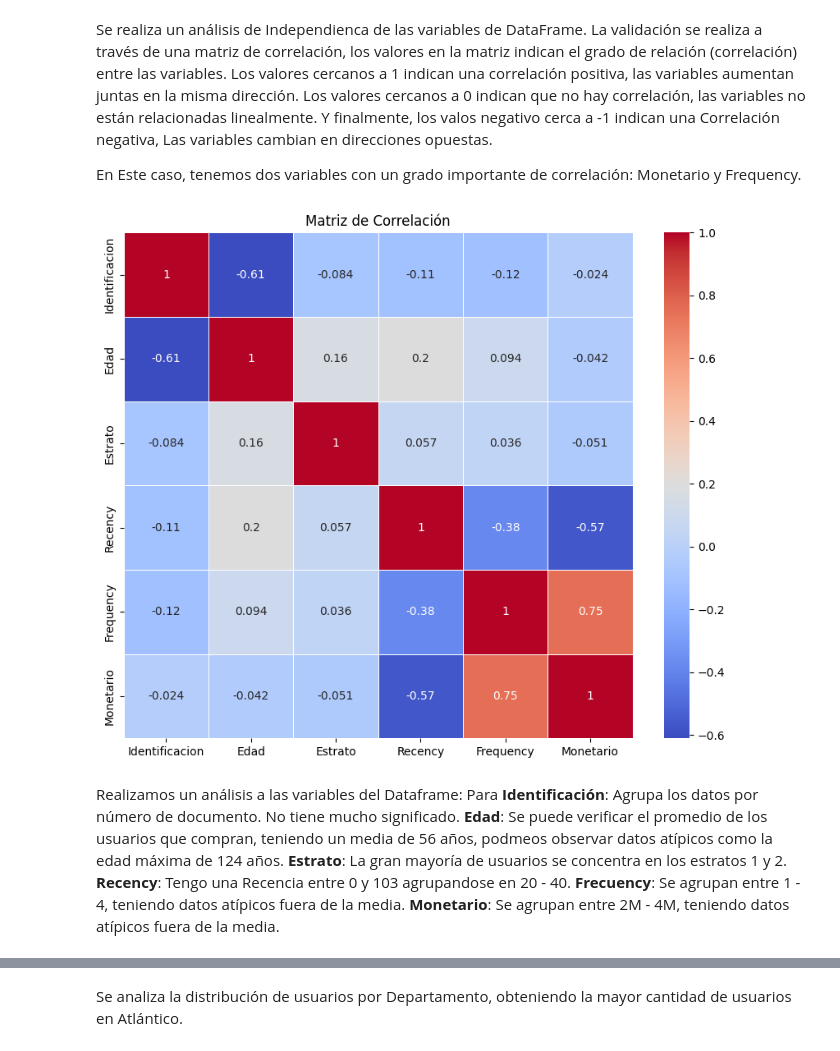
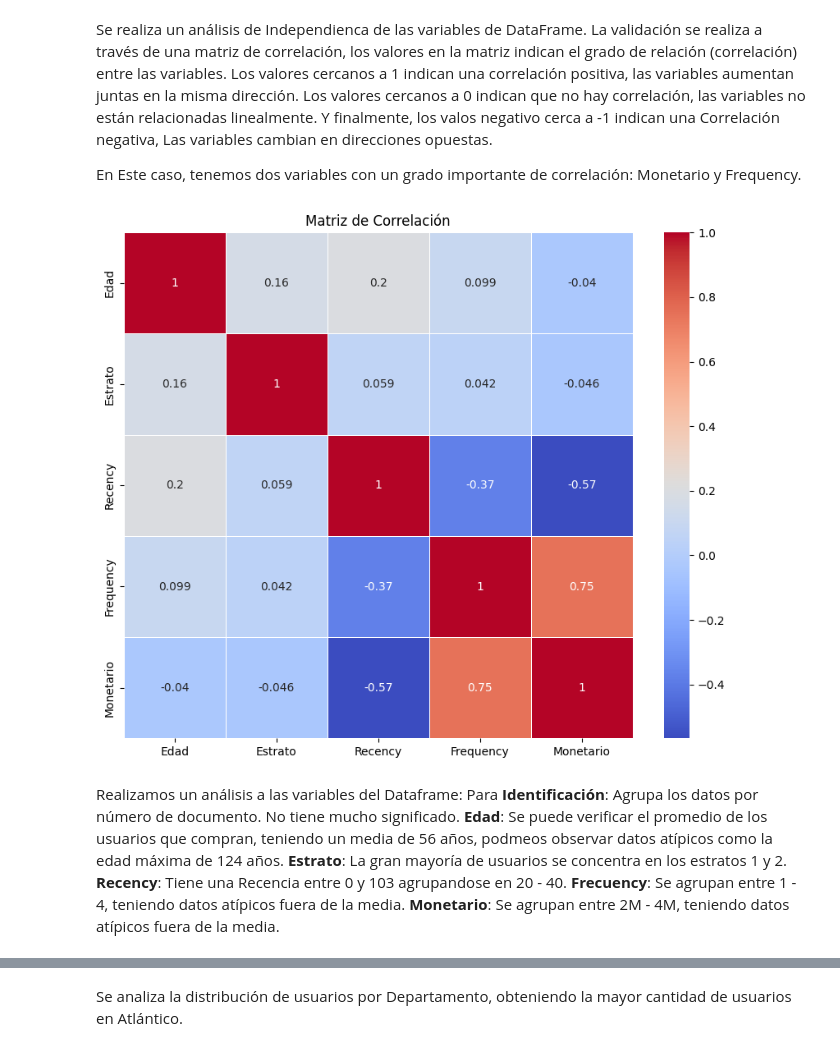
Before and after one commit to Edward-M11/jbook_ml202330, a Jupyter notebook: Metodología Propuesta.ipynb, the cells around one changed output, grey strips where cells are left out. Saved outputs shown, nothing was run; the diff lists cells and outputs as text; code cells hidden in the pictures.

```diff
--- a/Metodología Propuesta.ipynb
+++ b/Metodología Propuesta.ipynb
@@ -38,7 +38,7 @@ distribuciones de datos de estos Clientes.
 import warnings
 warnings.filterwarnings('ignore')
 import pandas as pd
-df = pd.read_csv('C:\\Users\\Andres\\Downloads\\MachingLerningUN\\MachingLerningUN\\jbook_ml202330\\docs\\Data.csv', sep=";")
+df = pd.read_csv('C:\\Users\\Edward Morales\\Downloads\\Data.csv', sep = ";")
 df.head()
 # %% [output]
 |  | Identificacion | Departamento | Localidad | Fecha_Nacimiento | Edad | Genero | Estrato | Recency | ... |
@@ -148,23 +152,24 @@ En Este caso, tenemos dos variables con un grado importante de correlación: Mon
 # %%
 import pandas as pd
 import seaborn as sns
 import matplotlib.pyplot as plt
 
 df_numeric = df.select_dtypes(include=['float64', 'int64'])
+df_numeric = df_numeric.drop(columns="Identificacion")
 correlation_matrix = df_numeric.corr()
 
 plt.figure(figsize=(10, 8))
 sns.heatmap(correlation_matrix, annot=True, cmap='coolwarm', linewidths=0.5)
 plt.title('Matriz de Correlación')
 plt.show()
 # %% [output]
-[figure, old version]
+[figure, new version]
 # %% [markdown]
 Realizamos un análisis a las variables del Dataframe:
 Para **Identificación**: Agrupa los datos por número de documento. No tiene mucho significado.
 **Edad**: Se puede verificar el promedio de los usuarios que compran, teniendo un media de 56 años, podmeos observar datos atípicos como la edad máxima de 124 años.
 **Estrato**: La gran mayoría de usuarios se concentra en los estratos 1 y 2.
-**Recency**: Tengo una Recencia entre 0 y 103 agrupandose en 20 - 40.
+**Recency**: Tiene una Recencia entre 0 y 103 agrupandose en 20 - 40.
 **Frecuency**: Se agrupan entre 1 - 4, teniendo datos atípicos fuera de la media.
 **Monetario**: Se agrupan entre 2M - 4M, teniendo datos atípicos fuera de la media.
 # %%
```
Also changed, not shown: parts of 12 cells of this notebook, 1 other file.
